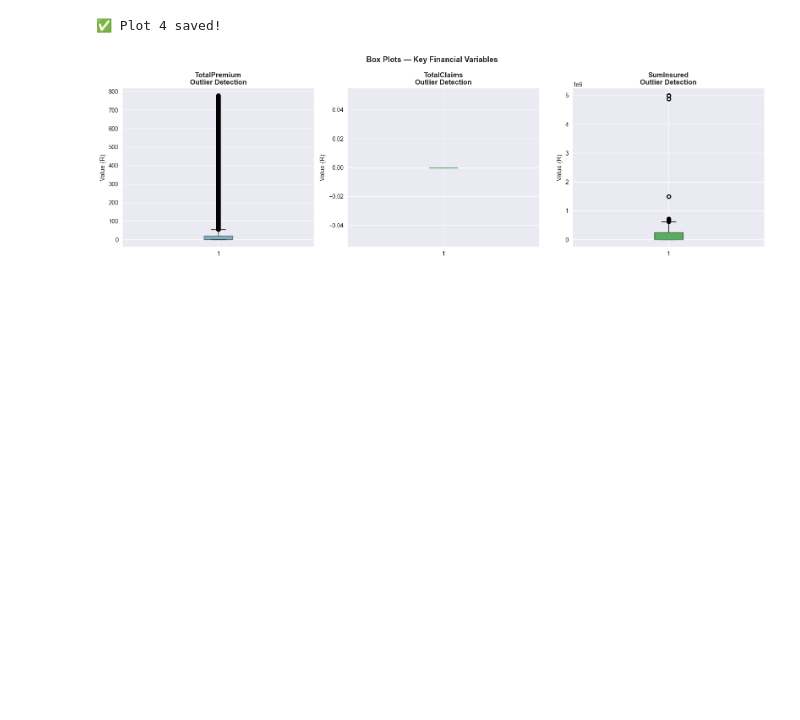
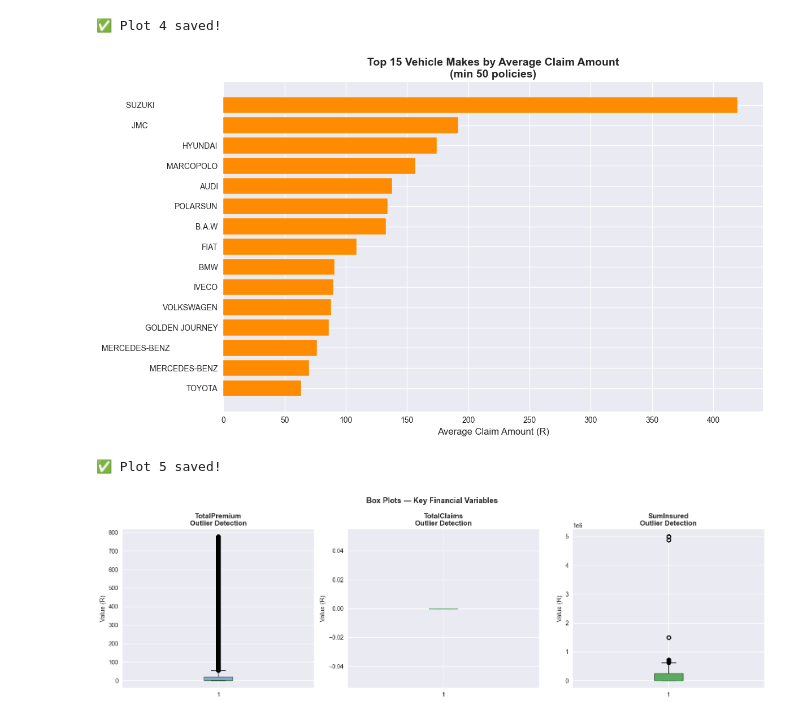
Before and after one commit to Samrawit-alemu/insurance-risk-analytics, a Jupyter notebook: notebooks/01_eda.ipynb, the cells around one changed output. Drawn from its saved outputs; the diff is of its cells as text; code cells hidden in the pictures; blank space fills up the shorter version.

Commit message:
feat: complete EDA with loss ratio analysis and 6 visualizations

```diff
--- a/notebooks/01_eda.ipynb
+++ b/notebooks/01_eda.ipynb
@@ -411,28 +411,31 @@ print("✅ Plot 4 saved!")
 [figure]
 ✅ Plot 4 saved!
 # %%
-if 'Make' in df.columns:
-    top_makes = df.groupby('Make').agg(
+if 'make' in df.columns:
+    top_makes = df.groupby('make').agg(
         AvgClaim=('TotalClaims', 'mean'),
         TotalClaims=('TotalClaims', 'sum'),
         Count=('TotalClaims', 'count')
     ).reset_index()
 
     top_makes = top_makes[top_makes['Count'] >= 50]
     top_makes = top_makes.nlargest(15, 'AvgClaim')
 
     fig, ax = plt.subplots(figsize=(12, 7))
-    ax.barh(top_makes['Make'],
+    ax.barh(top_makes['make'],
             top_makes['AvgClaim'],
             color='darkorange', edgecolor='white')
     ax.set_title('Top 15 Vehicle Makes by Average Claim Amount\n(min 50 policies)',
                  fontsize=14, fontweight='bold')
     ax.set_xlabel('Average Claim Amount (R)', fontsize=12)
     ax.invert_yaxis()
     plt.tight_layout()
     plt.savefig('../reports/top_makes_by_claim.png', dpi=150)
     plt.show()
     print("✅ Plot 5 saved!")
+# %% [output]
+[figure, added]
+✅ Plot 5 saved!
 # %%
 fig, axes = plt.subplots(1, 3, figsize=(16, 5))
 
```
Also changed, not shown: 1 other file.
